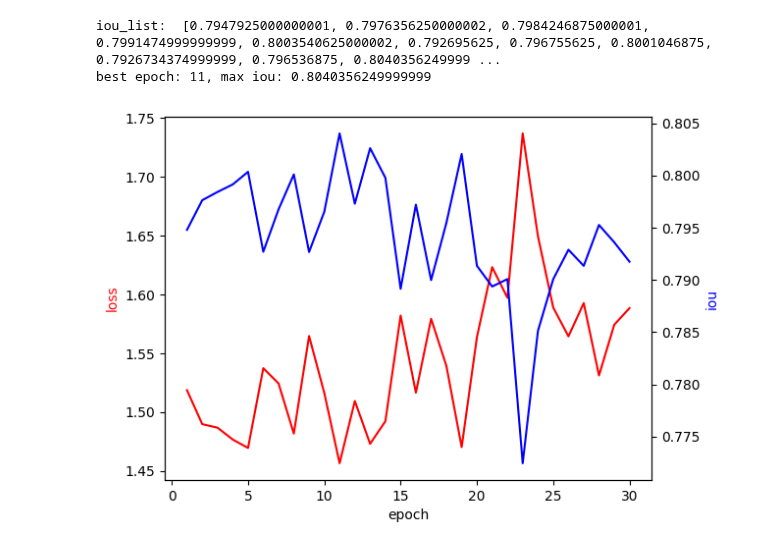
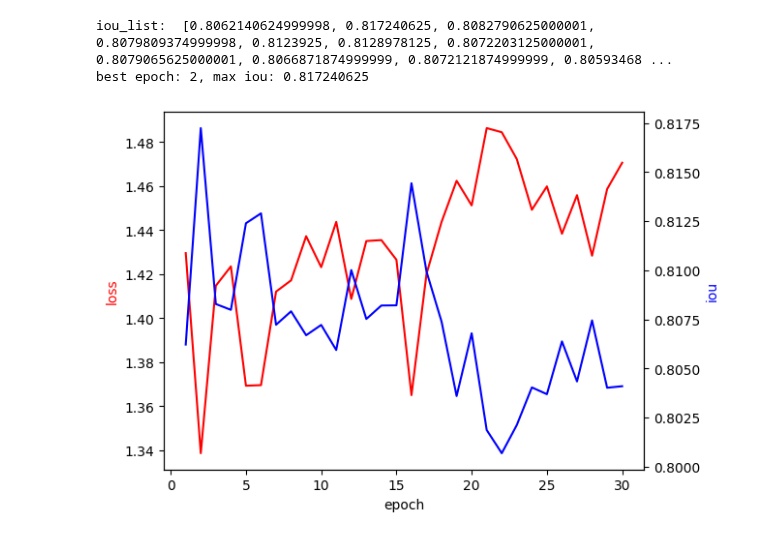
Before and after one commit to Leezed525/pytorch_cv_base, a Jupyter notebook: visualization/loss_visualization.ipynb, the cells around one changed output. Cells and saved outputs as stored; diff of their text form; code cells hidden in the pictures.

```diff
--- a/visualization/loss_visualization.ipynb
+++ b/visualization/loss_visualization.ipynb
@@ -62,11 +62,11 @@ def read_loss_file(file_path, mode='train'):
 # loss_file_path = '/home/lzd/workspace/LeeNet/logs/LeeNet_plScore_OS_sigma_RGBT/result_0726.log'
 # loss_file_path = '/home/lzd/workspace/LeeNet/logs/LeeNet_plScore_OS_sigma_RGBT/result_0725sota.log'
 
-loss_file_path = '/home/lzd/workspace/LeeNet/logs/LeeNet_plScore_OS_sigma_RGBD/result.log'
+# loss_file_path = '/home/lzd/workspace/LeeNet/logs/LeeNet_plScore_OS_sigma_RGBD/result.log'
 # loss_file_path = '/home/lzd/workspace/LeeNet/logs/LeeNet_plScore_OS_sigma_RGBD/result_0726.log'
 # loss_file_path = '/home/lzd/workspace/LeeNet/logs/LeeNet_plScore_OS_sigma_RGBD/result_0725sota.log'
 
-# loss_file_path = '/home/lzd/workspace/LeeNet/logs/LeeNet_plScore_OS_sigma_RGBE/result.log'
+loss_file_path = '/home/lzd/workspace/LeeNet/logs/LeeNet_plScore_OS_sigma_RGBE/result.log'
 # loss_file_path = '/home/lzd/workspace/LeeNet/logs/LeeNet_plScore_OS_sigma_RGBE/result_0726.log'
 # loss_file_path = '/home/lzd/workspace/LeeNet/logs/LeeNet_plScore_OS_sigma_RGBE/result_0725sota.log'
 # loss_file_path = '/home/lzd/workspace/LeeNet/logs/LeeNet_plScore_OS_sigma_RGBE/result_2path_4score.log'
@@ -90,33 +90,33 @@ for epoch, loss_iou in info.items():
     iou_sum = 0
     for loss, iou in loss_iou:
         num += 1
         loss_sum += loss
         iou_sum += iou
     avg_loss = loss_sum / num
     avg_iou = iou_sum / num
     if avg_iou > max_iou:
         max_iou = avg_iou
         best_epoch = epoch
     loss_list.append(loss_sum / num)
     iou_list.append(iou_sum / num)
 end_epoch = len(loss_list) if end_epoch == 0 else end_epoch
 loss_list, iou_list = loss_list[start_epoch:end_epoch], iou_list[start_epoch:end_epoch]
 
 print("iou_list: ", iou_list)
 
 print(f"best epoch: {best_epoch}, max iou: {max_iou}")
 
 # 放大画布
 # 分两个画布绘制
 fig, ax1 = plt.subplots()
 ax2 = ax1.twinx()
 ax1.plot(range(start_epoch + 1, end_epoch + 1), loss_list, 'r-')
 ax2.plot(range(start_epoch + 1, end_epoch + 1), iou_list, 'b-')
 ax1.set_xlabel('epoch')
 ax1.set_ylabel('loss', color='r')
 ax2.set_ylabel('iou', color='b')
 plt.show()
 # %% [output]
-iou_list:  [0.7947925000000001, 0.7976356250000002, 0.7984246875000001, 0.7991474999999999, 0.8003540625000002, 0.792695625, 0.796755625, 0.8001046875, 0.7926734374999999, 0.796536875, 0.8040356249999 ...
-best epoch: 11, max iou: 0.8040356249999999
+iou_list:  [0.8062140624999998, 0.817240625, 0.8082790625000001, 0.8079809374999998, 0.8123925, 0.8128978125, 0.8072203125000001, 0.8079065625000001, 0.8066871874999999, 0.8072121874999999, 0.80593468 ...
+best epoch: 2, max iou: 0.817240625
-[figure, old version]
+[figure, new version]
```
Also changed, not shown: 4 other files.
